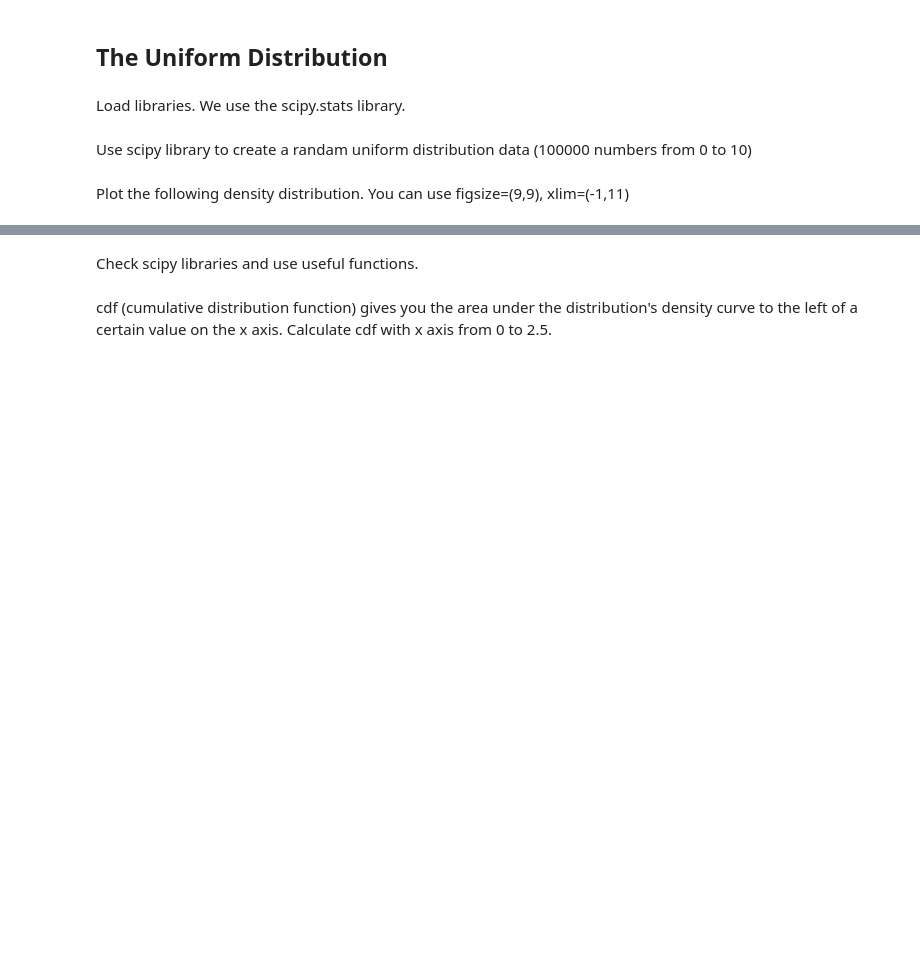
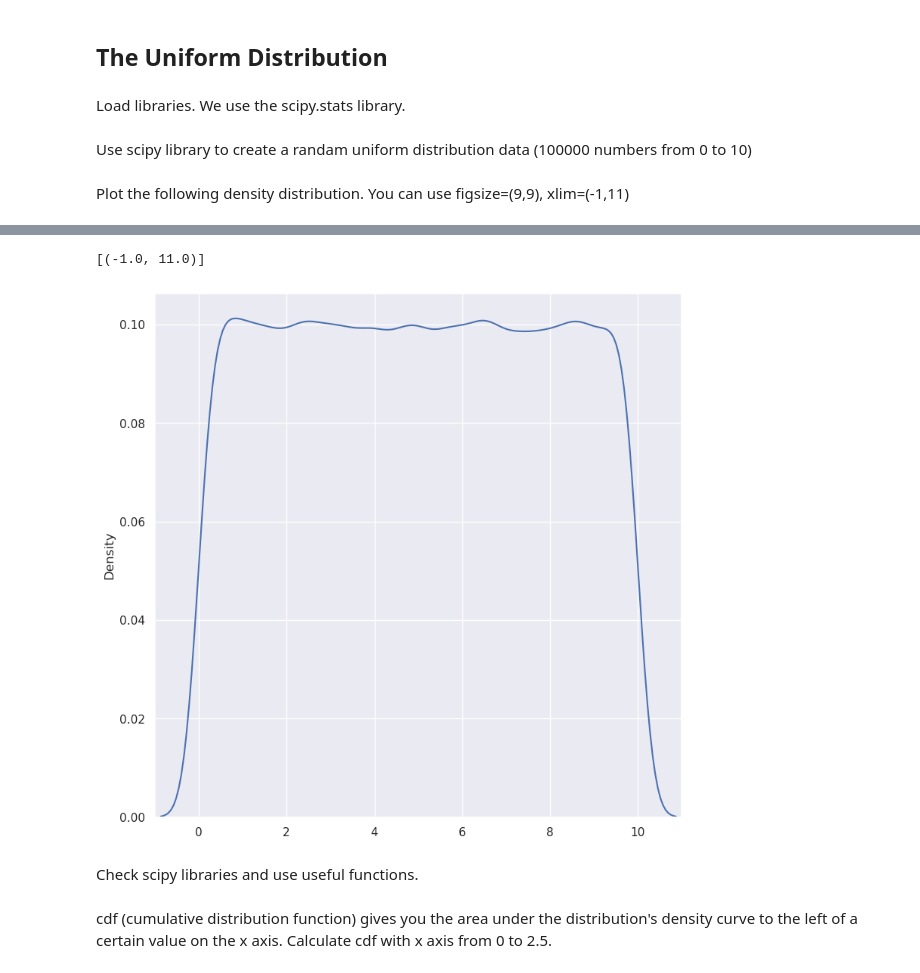
Before and after one commit to ralo96/modeling_and_sim_class, a Jupyter notebook: homework3.ipynb, the cells around one changed output, grey strips where cells are left out. Cells and saved outputs as stored; diff of their text form; code cells hidden in the pictures; blank space fills up the shorter version.

```diff
--- a/homework3.ipynb
+++ b/homework3.ipynb
@@ -5,5 +7,7 @@ Load libraries. We use the scipy.stats library.
 # %% [markdown]
 Use scipy library to create a randam uniform distribution data (100000 numbers from 0 to 10)
+# %%
+data = stats.uniform.rvs(loc=0,scale=10, size=100000)
 # %% [markdown]
 Plot the following density distribution.
 You can use figsize=(9,9), xlim=(-1,11)
@@ -13,3 +14,13 @@ You can use figsize=(9,9), xlim=(-1,11)
+# %%
+import seaborn as sns
+
+sns.set(rc={'figure.figsize':(9,9)})
+plot = sns.kdeplot(data)
+
+plot.set(xlim=(-1,11))
+# %% [output]
+[(-1.0, 11.0)]
+[figure, added]
 # %% [markdown]
 
 
```
Also changed, not shown: parts of 24 cells of this notebook.
